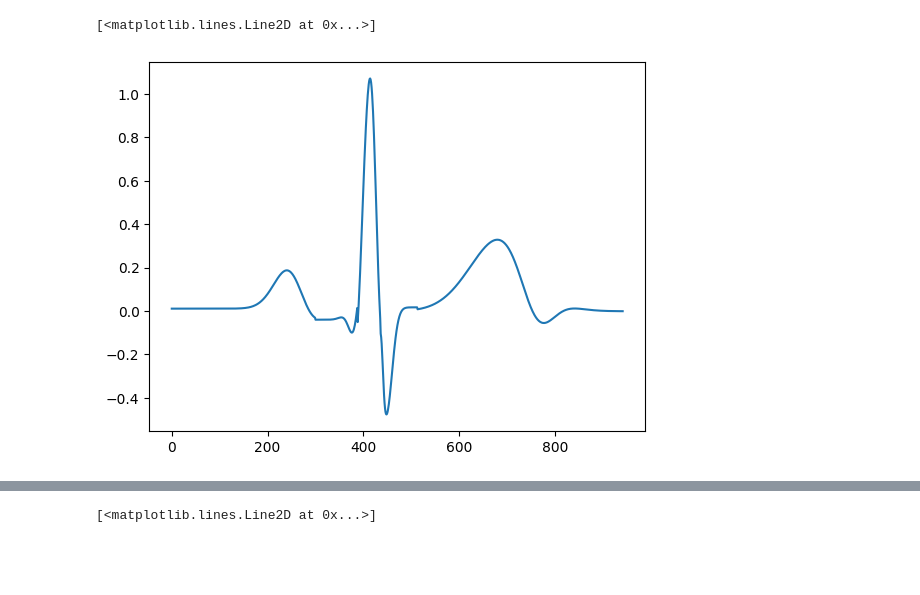
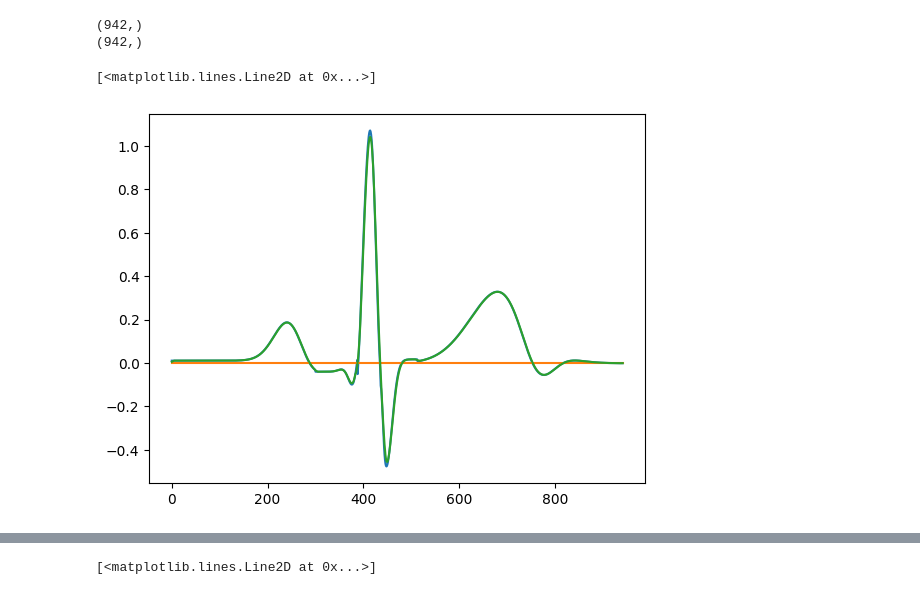
Before and after one commit to wprusak/ECG_simulator, a Jupyter notebook: ecg_v1.ipynb, the cells around one changed output, grey strips where cells are left out. Saved outputs shown, nothing was run; the diff lists cells and outputs as text; code cells hidden in the pictures; blank space fills up the shorter version.

```diff
--- a/ecg_v1.ipynb
+++ b/ecg_v1.ipynb
@@ -1,6 +1,11 @@
 # %%
 import numpy as np
 from ecg_base import generateBaseEcg
+# %%
+def smooth(y, box_pts):
+    box = np.ones(box_pts)/box_pts
+    y_smooth = np.convolve(y, box, mode='same')
+    return y_smooth
 # %%
 A = [[-0.313,	-4.680,	1.057,	-0.500,	0.345],
     [0.373	,4.726	,0.690	,0.228	,-0.223]]
@@ -13,9 +18,18 @@ C = [[0.011,-0.04,-0.27,0.017,-0.001],
      [0,0,0,0,0]]
 # %%
 signal = generateBaseEcg(Lengths,A,T,S,C)
+# %%
+print(signal.shape)
+signal1 = smooth(signal,10)
+print(signal1.shape)
+# %% [output]
+(942,)
+(942,)
 # %%
 import matplotlib.pyplot as plt
 plt.plot(signal)
+plt.plot(np.zeros(len(signal)))
+plt.plot(signal1)
 # %% [output]
 [<matplotlib.lines.Line2D at 0x...>]
-[figure, old version]
+[figure, new version]
```
Also changed, not shown: parts of 2 cells of this notebook.
